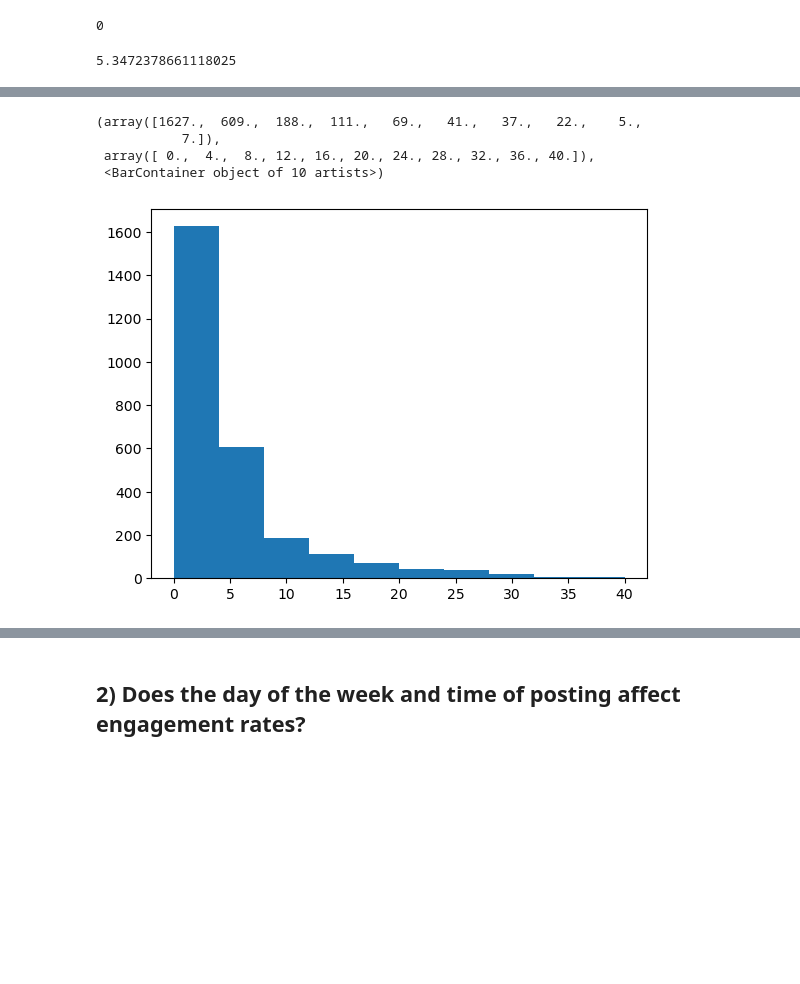
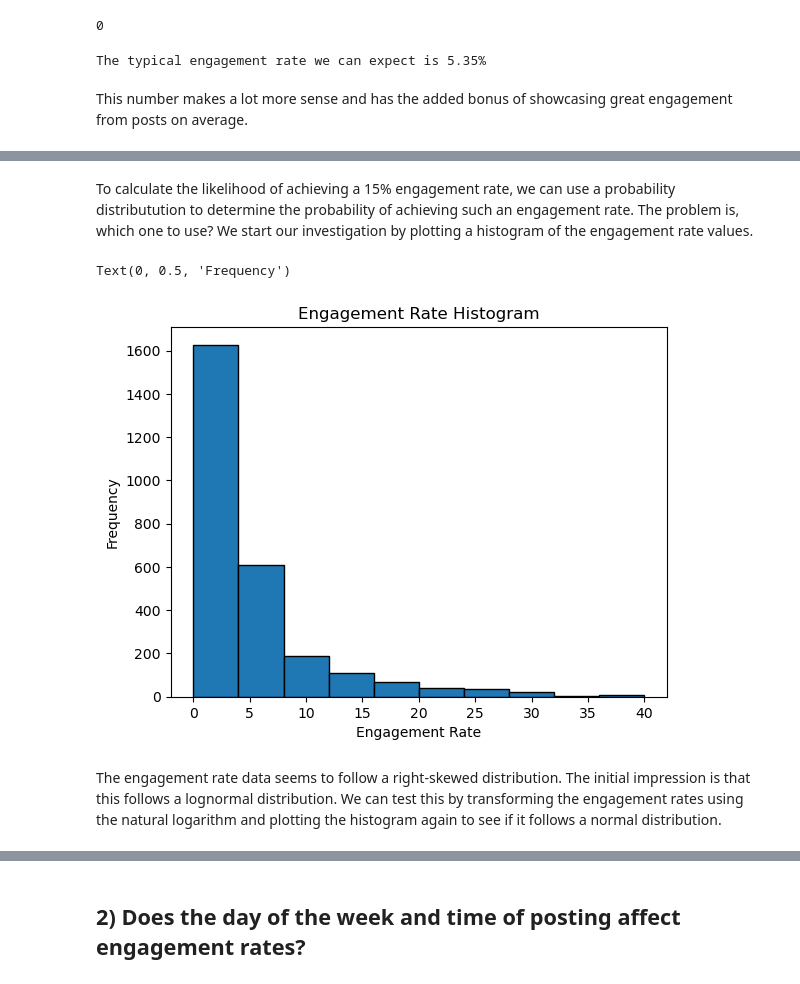
Before and after one commit to Isiah-Z-Montalvo/Evil-Geniuses-Data-Analyst-Internship-Assessment, a Jupyter notebook: Analysis.ipynb, the cells around one changed output, grey strips where cells are left out. Drawn from its saved outputs; the diff is of its cells as text; code cells hidden in the pictures; blank space fills up the shorter version.

```diff
--- a/Analysis.ipynb
+++ b/Analysis.ipynb
@@ -89,9 +99,11 @@ df.query("Total_Engagements > Total_Impressions").size
 # %%
 engagementRates = engagementRate(df.Total_Engagements, df.Total_Impressions)
 typicalEngagementRate = averageEngagementRate(engagementRates)
-print(typicalEngagementRate)
+print("The typical engagement rate we can expect is {0:.2f}%".format(typicalEngagementRate))
 # %% [output]
-5.3472378661118025
+The typical engagement rate we can expect is 5.35%
+# %% [markdown]
+This number makes a lot more sense and has the added bonus of showcasing great engagement from posts on average.
 # %%
 df["Engagement_Rates"] = engagementRates
 df.head()
@@ -102,14 +114,18 @@ df.head()
 | 7 | 2023-03-31 19:23:57.349 | CSGO | TWITTER | Community_Engagement | 17892 | 3076 | ... |
 | 9 | 2023-03-31 18:55:51.855 | CSGO | TWITTER | Community_Engagement | 13874 | 1447 | ... |
 | 10 | 2023-03-31 18:36:01.000 | General | FBPAGE | Community_Engagement | 37692 | 8044 | ... |
+# %% [markdown]
+To calculate the likelihood of achieving a 15% engagement rate, we can use a probability distributution to determine the probability of achieving such an engagement rate. The problem is, which one to use? We start our investigation by plotting a histogram of the engagement rate values.
 # %%
-plt.hist(df.Engagement_Rates, range=[0, 40])
+plt.hist(df.Engagement_Rates, range=[0, 40], edgecolor = "black")
+plt.title("Engagement Rate Histogram")
+plt.xlabel("Engagement Rate")
+plt.ylabel("Frequency")
 # %% [output]
-(array([1627.,  609.,  188.,  111.,   69.,   41.,   37.,   22.,    5.,
-           7.]),
- array([ 0.,  4.,  8., 12., 16., 20., 24., 28., 32., 36., 40.]),
- <BarContainer object of 10 artists>)
+Text(0, 0.5, 'Frequency')
-[figure, old version]
+[figure, new version]
+# %% [markdown]
+The engagement rate data seems to follow a right-skewed distribution. The initial impression is that this follows a lognormal distribution. We can test this by transforming the engagement rates using the natural logarithm and plotting the histogram again to see if it follows a normal distribution.
 # %%
 badIndexes = df.query("Engagement_Rates == 0").index
 probDF = df.drop(badIndexes)
```
Also changed, not shown: parts of 10 cells of this notebook.
